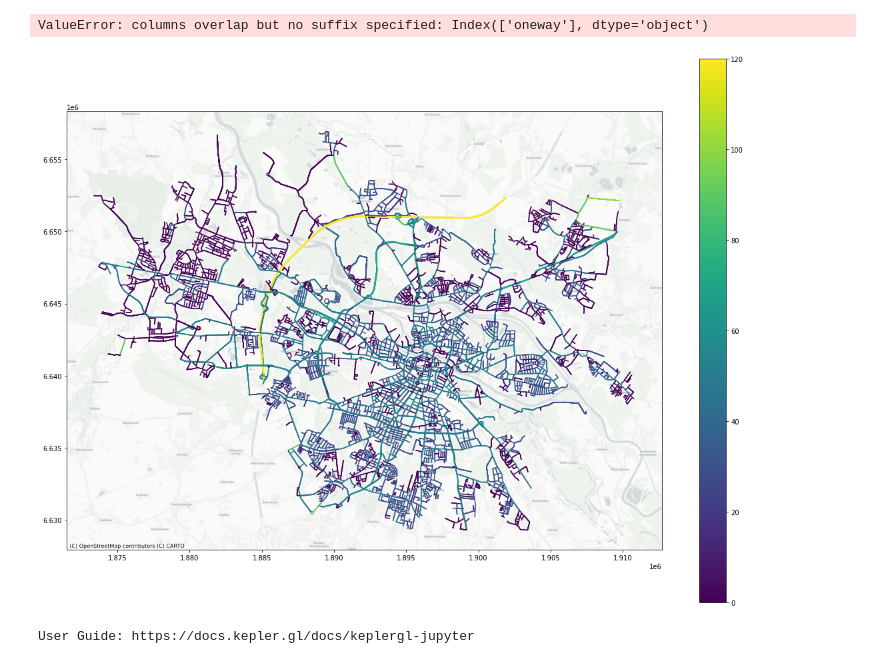
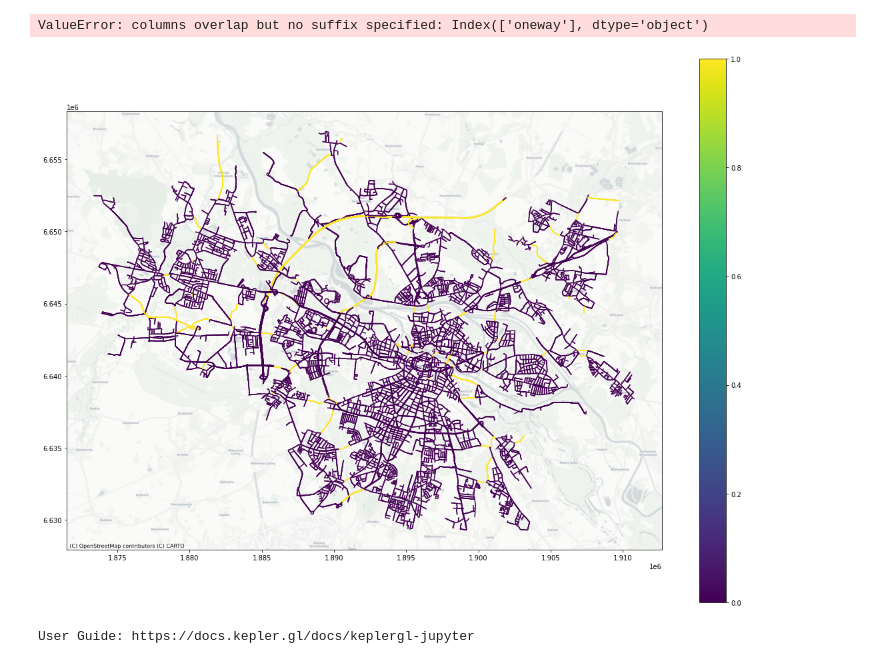
Before and after one commit to Calychas/highway2vec, a Jupyter notebook: notebooks/h3.ipynb, the cells around one changed output. Saved outputs shown, nothing was run; the diff lists cells and outputs as text; code cells hidden in the pictures.

```diff
--- a/notebooks/h3.ipynb
+++ b/notebooks/h3.ipynb
@@ -181,13 +181,13 @@ ValueError: columns overlap but no suffix specified: Index(['oneway'], dtype='ob
 # %%
 fig, ax = plt.subplots(1, 1, figsize=(20, 15))
 ax.set_aspect('equal')
 # hex_gdf.plot(column='cluster', ax=ax)
 # hexagons_clustered.to_crs(epsg=3857).plot(column='cluster', ax=ax, alpha=0.6)
 # hexagons_clustered[hexagons_clustered["cluster"] != -1].to_crs(epsg=3857).plot(column='cluster', ax=ax, alpha=0.6)
-edges.to_crs(epsg=3857).plot(ax=ax, column="maxspeed", alpha=1, legend=True)
+edges.to_crs(epsg=3857).plot(ax=ax, column="bridge_yes", alpha=1, legend=True)
 ctx.add_basemap(ax, source=ctx.providers.CartoDB.Positron)
 # %% [output]
-[figure, old version]
+[figure, new version]
 # %%
 m = KeplerGl()
 m.add_data(edges.copy(), name="hexagons")
```
Also changed, not shown: 1 other file.
